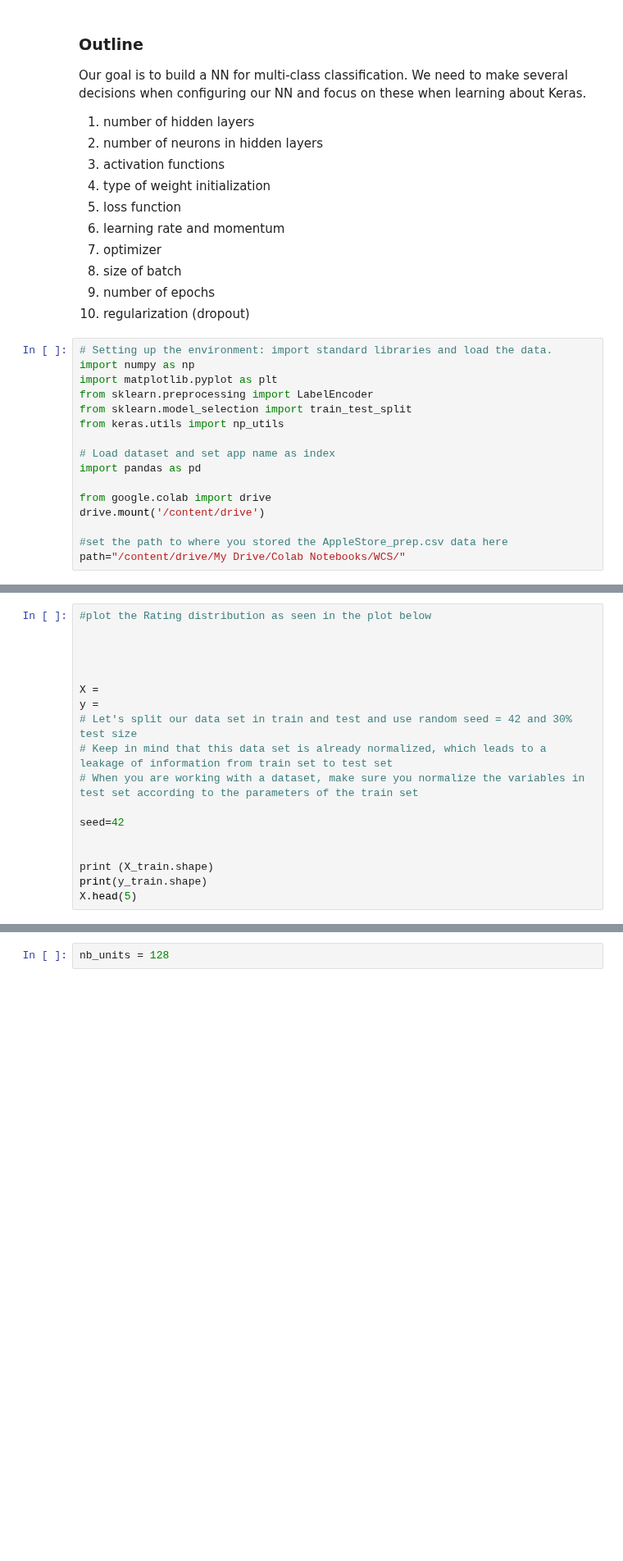
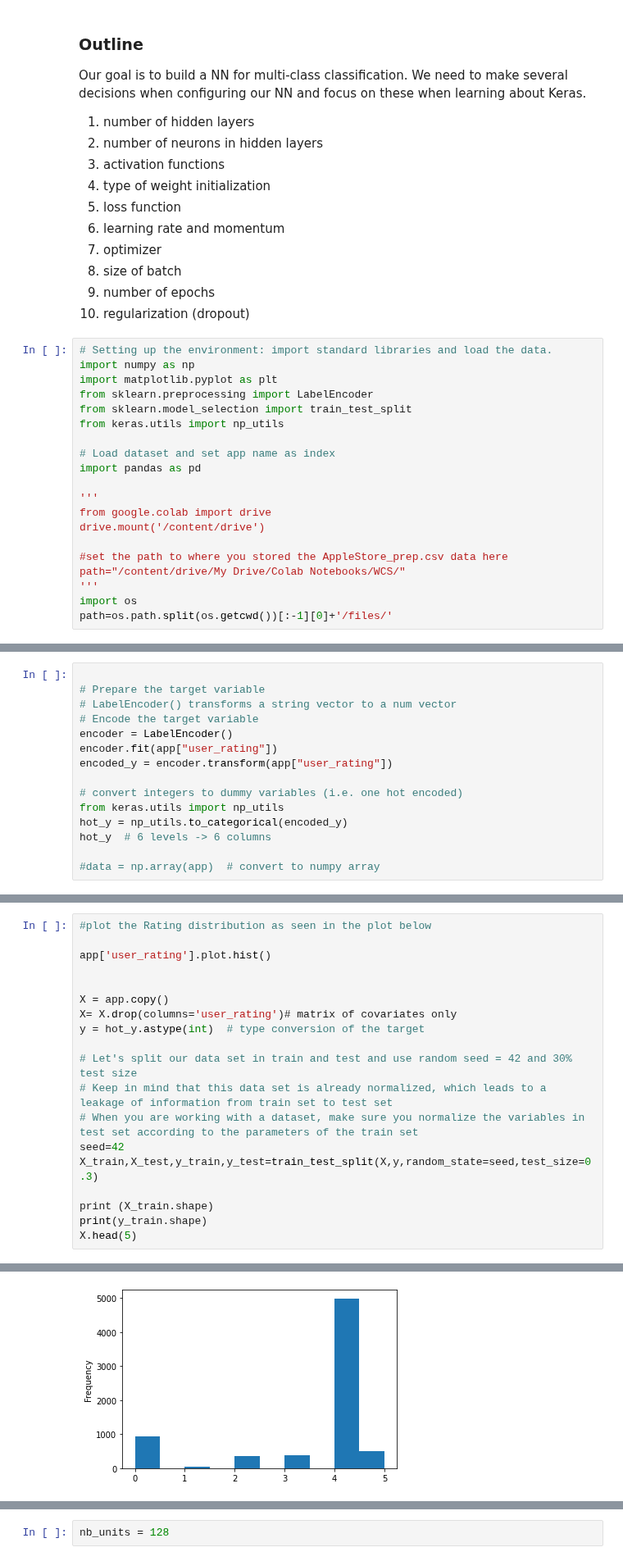
Before and after one commit to mlukan/GDA3B2021, a Jupyter notebook: NN/Quest_Challenge__NN_in_Keras.ipynb, the cells around one changed output, grey strips where cells are left out. Shown at 82% size. Saved outputs shown, nothing was run; the diff lists cells and outputs as text; blank space fills up the shorter version.

```diff
--- a/NN/Quest_Challenge__NN_in_Keras.ipynb
+++ b/NN/Quest_Challenge__NN_in_Keras.ipynb
@@ -33,8 +31,12 @@ from keras.utils import np_utils
 # Load dataset and set app name as index
 import pandas as pd
 
+'''
 from google.colab import drive
 drive.mount('/content/drive')
 
 #set the path to where you stored the AppleStore_prep.csv data here
 path="/content/drive/My Drive/Colab Notebooks/WCS/"
+'''
+import os
+path=os.path.split(os.getcwd())[:-1][0]+'/files/'
@@ -61,0 +59,15 @@ app.head()
+# %%
+
+# Prepare the target variable
+# LabelEncoder() transforms a string vector to a num vector
+# Encode the target variable
+encoder = LabelEncoder()
+encoder.fit(app["user_rating"])
+encoded_y = encoder.transform(app["user_rating"])
+
+# convert integers to dummy variables (i.e. one hot encoded)
+from keras.utils import np_utils
+hot_y = np_utils.to_categorical(encoded_y)
+hot_y  # 6 levels -> 6 columns
+
+#data = np.array(app)  # convert to numpy array
@@ -62,17 +82,18 @@ app.head()
 # %%
 #plot the Rating distribution as seen in the plot below
 
+app['user_rating'].plot.hist()
 
 
+X = app.copy()
+X= X.drop(columns='user_rating')# matrix of covariates only
+y = hot_y.astype(int)  # type conversion of the target
 
-X =
-y =
 # Let's split our data set in train and test and use random seed = 42 and 30% test size
 # Keep in mind that this data set is already normalized, which leads to a leakage of information from train set to test set
 # When you are working with a dataset, make sure you normalize the variables in test set according to the parameters of the train set
-
 seed=42
-
+X_train,X_test,y_train,y_test=train_test_split(X,y,random_state=seed,test_size=0.3)
 
 print (X_train.shape)
 print(y_train.shape)
@@ -82,13 +102,14 @@ X.head(5)
 (5037, 35)
 (5037, 6)
 |  | size_bytes | price | rating_count_tot | sup_devices.num | ipadSc_urls.num | lang.num | vpp_lic | ... |
 | track_name |  |  |  |  |  |  |  | ... |
 | PAC-MAN Premium | -0.273806 | 0.388126 | 0.110902 | 0.170753 | 0.651051 | 0.576471 | 0.083642 | ... |
 | Evernote - stay organized | -0.112911 | -0.295960 | 1.956477 | -0.096808 | 0.651051 | 2.218083 | 0.083642 | ... |
 | WeatherBug - Local Weather, Radar... | -0.274542 | -0.295960 | 2.319827 | -0.096808 | 0.651051 | -0.307474 | 0.083642 | ... |
 | eBay: Best App to Buy, Sell, Save... | -0.196620 | -0.295960 | 3.292413 | -0.096808 | 0.651051 | 0.450193 | 0.083642 | ... |
 | Bible | -0.296117 | -0.295960 | 12.847931 | -0.096808 | 0.651051 | 4.996197 | 0.083642 | ... |
 5 rows × 35 columns
+[figure, new version]
 # %% [markdown]
 ### Preparing the Keras framework ###
 
```
Also changed, not shown: parts of 37 cells of this notebook, 1 other file.
